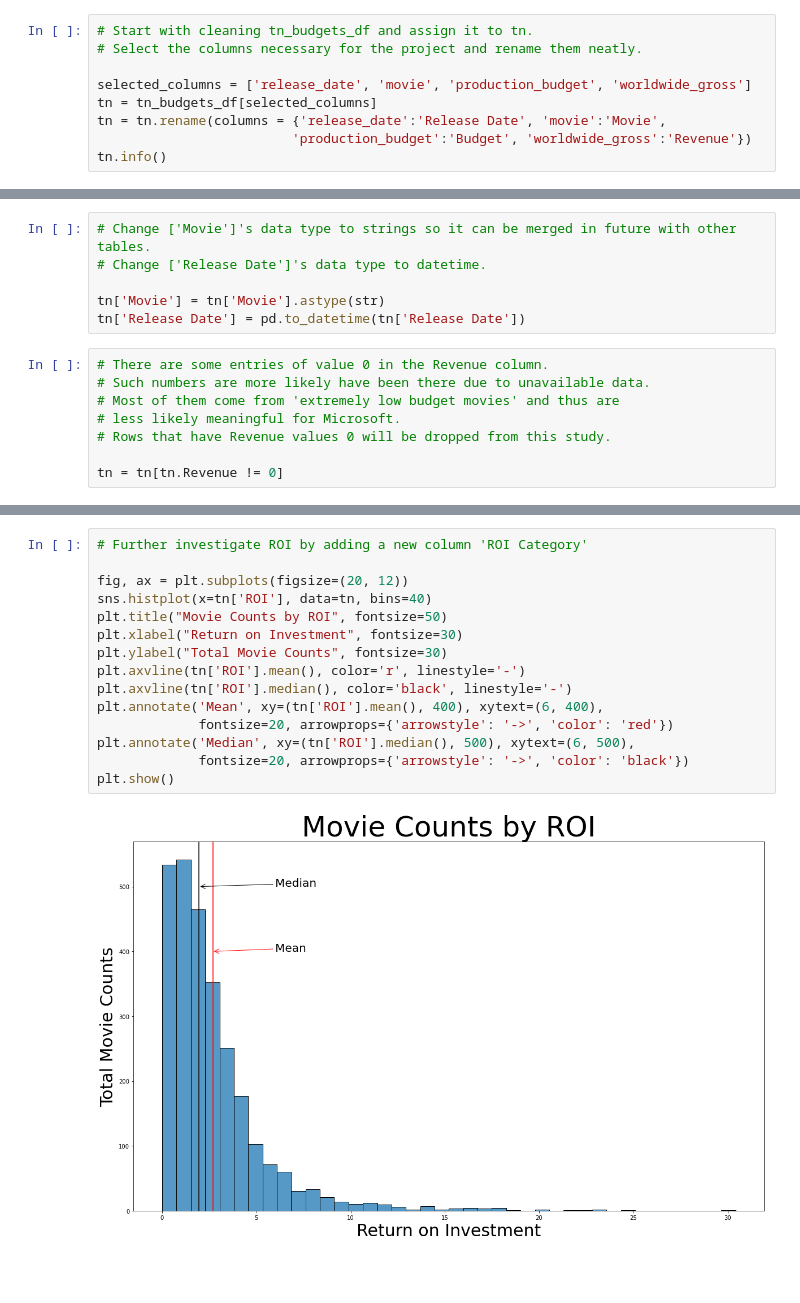
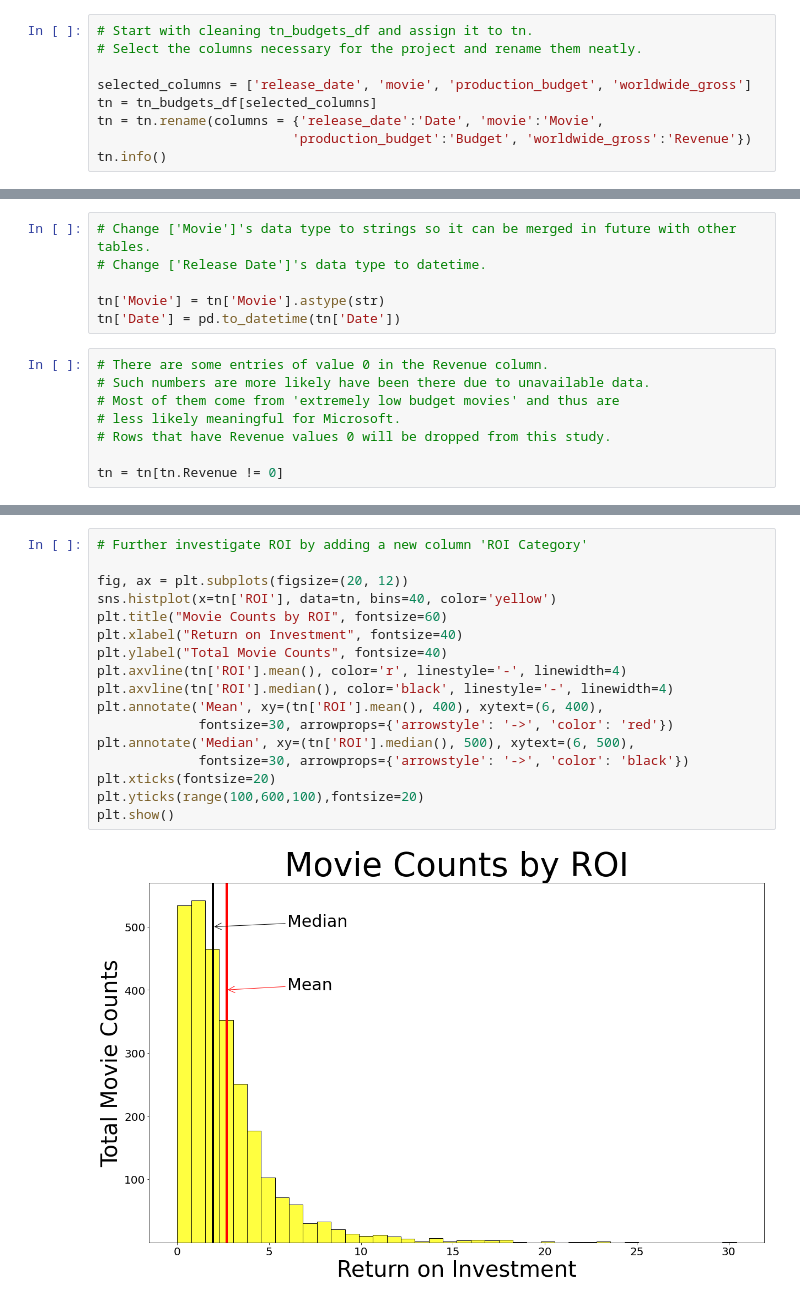
Before and after one commit to jaeheonk817/Microsoft-Movie-Recommendations, a Jupyter notebook: student1.ipynb, the cells around one changed output, grey strips where cells are left out. Saved outputs shown, nothing was run; the diff lists cells and outputs as text; blank space fills up the shorter version.

```diff
--- a/student1.ipynb
+++ b/student1.ipynb
@@ -195,7 +195,7 @@ tn_budgets_df
 
 selected_columns = ['release_date', 'movie', 'production_budget', 'worldwide_gross']
 tn = tn_budgets_df[selected_columns]
-tn = tn.rename(columns = {'release_date':'Release Date', 'movie':'Movie',
+tn = tn.rename(columns = {'release_date':'Date', 'movie':'Movie',
                          'production_budget':'Budget', 'worldwide_gross':'Revenue'})
 tn.info()
 # %% [output]
@@ -234,7 +234,7 @@ memory usage: 180.8+ KB
 # Change ['Release Date']'s data type to datetime.
 
 tn['Movie'] = tn['Movie'].astype(str)
-tn['Release Date'] = pd.to_datetime(tn['Release Date'])
+tn['Date'] = pd.to_datetime(tn['Date'])
 # %%
 # There are some entries of value 0 in the Revenue column.
 # Such numbers are more likely have been there due to unavailable data.
@@ -334,17 +337,19 @@ See the caveats in the documentation: https://pandas.pydata.org/pandas-docs/stab
 # %%
 # Further investigate ROI by adding a new column 'ROI Category'
 
 fig, ax = plt.subplots(figsize=(20, 12))
-sns.histplot(x=tn['ROI'], data=tn, bins=40)
-plt.title("Movie Counts by ROI", fontsize=50)
-plt.xlabel("Return on Investment", fontsize=30)
-plt.ylabel("Total Movie Counts", fontsize=30)
-plt.axvline(tn['ROI'].mean(), color='r', linestyle='-')
-plt.axvline(tn['ROI'].median(), color='black', linestyle='-')
+sns.histplot(x=tn['ROI'], data=tn, bins=40, color='yellow')
+plt.title("Movie Counts by ROI", fontsize=60)
+plt.xlabel("Return on Investment", fontsize=40)
+plt.ylabel("Total Movie Counts", fontsize=40)
+plt.axvline(tn['ROI'].mean(), color='r', linestyle='-', linewidth=4)
+plt.axvline(tn['ROI'].median(), color='black', linestyle='-', linewidth=4)
 plt.annotate('Mean', xy=(tn['ROI'].mean(), 400), xytext=(6, 400),
-             fontsize=20, arrowprops={'arrowstyle': '->', 'color': 'red'})
+             fontsize=30, arrowprops={'arrowstyle': '->', 'color': 'red'})
 plt.annotate('Median', xy=(tn['ROI'].median(), 500), xytext=(6, 500),
-             fontsize=20, arrowprops={'arrowstyle': '->', 'color': 'black'})
+             fontsize=30, arrowprops={'arrowstyle': '->', 'color': 'black'})
+plt.xticks(fontsize=20)
+plt.yticks(range(100,600,100),fontsize=20)
 plt.show()
 # %% [output]
-[figure, old version]
+[figure, new version]
```
Also changed, not shown: parts of 28 cells of this notebook.
